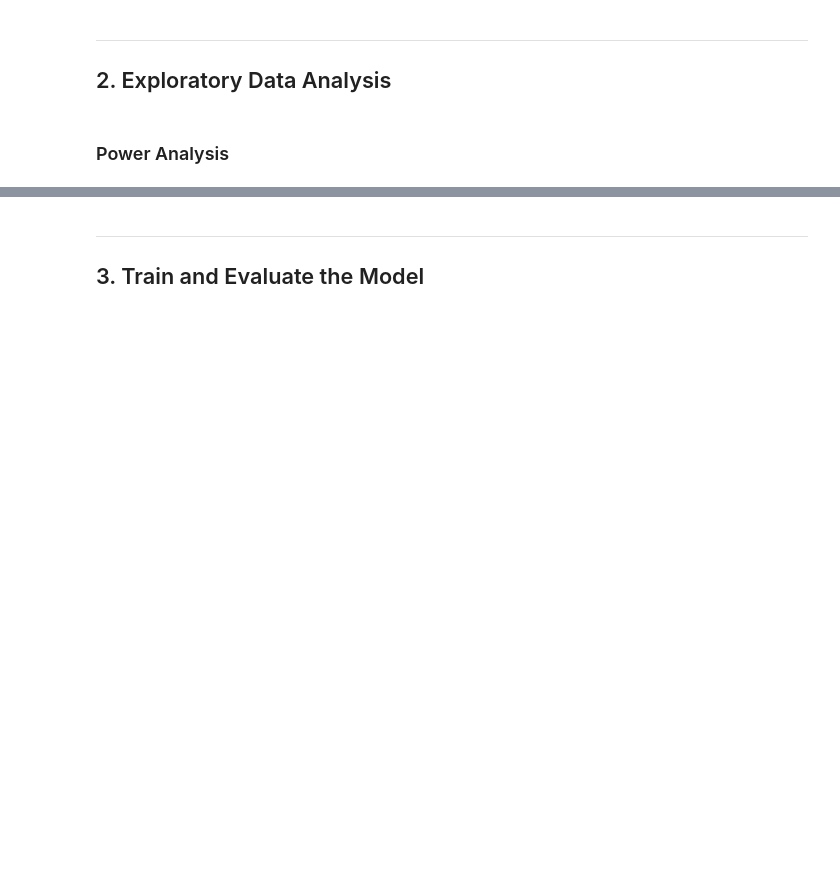
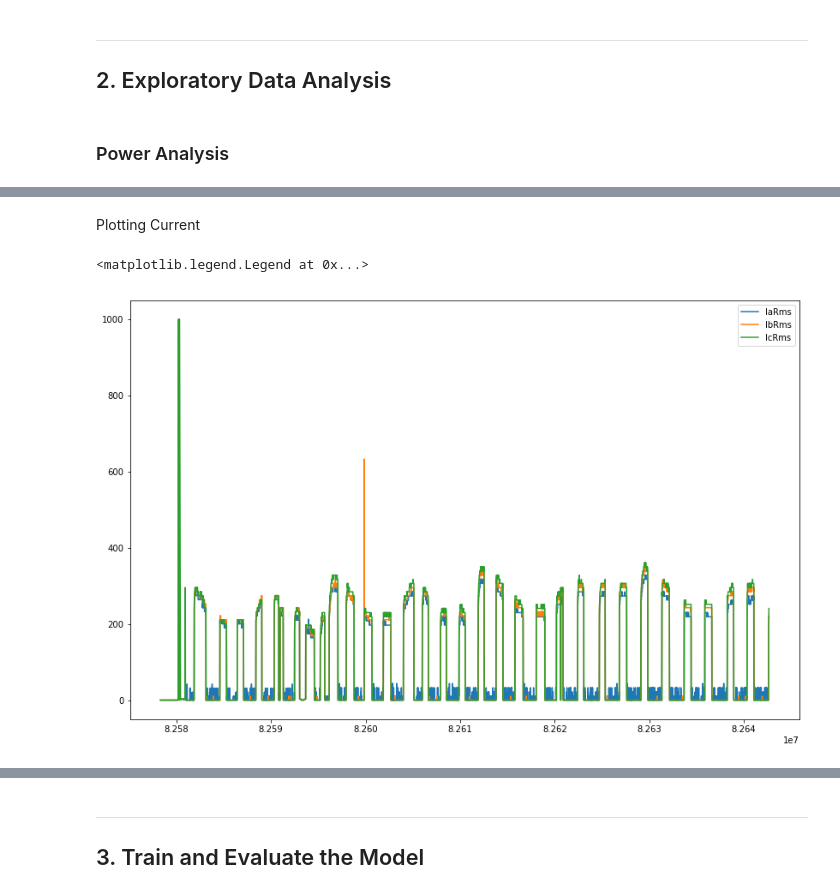
Before and after one commit to jadoonengr/BTS-Analysis, a Jupyter notebook: BTS-Analysis.ipynb, the cells around one changed output, grey strips where cells are left out. Drawn from its saved outputs; the diff is of its cells as text; code cells hidden in the pictures; blank space fills up the shorter version.

```diff
--- a/BTS-Analysis.ipynb
+++ b/BTS-Analysis.ipynb
@@ -137,0 +169,10 @@ plt.plot(temp2.SNo, temp2.Energy);
+# %% [markdown]
+Plotting Current
+# %%
+plt.plot(temp2.SNo, temp2.IaRms)
+plt.plot(temp2.SNo, temp2.IbRms)
+plt.plot(temp2.SNo, temp2.IcRms)
+plt.legend(['IaRms', 'IbRms', 'IcRms'], loc='upper right')
+# %% [output]
+<matplotlib.legend.Legend at 0x...>
+[figure, added]
```
Also changed, not shown: parts of 15 cells of this notebook.
